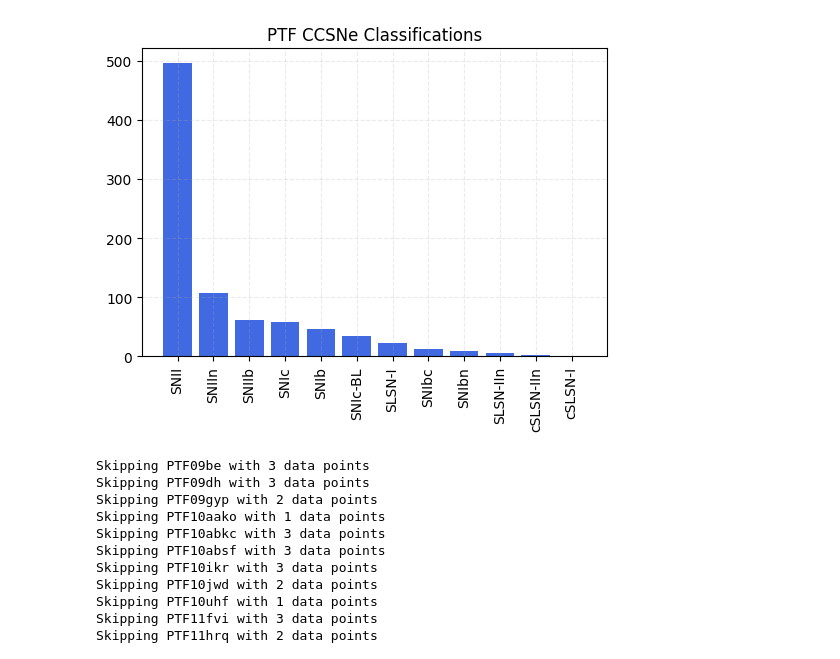
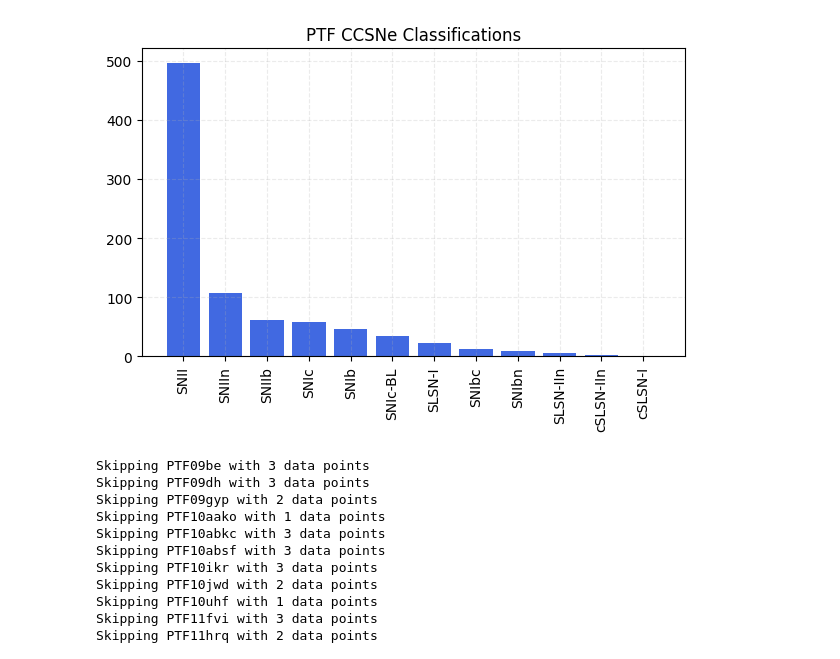
Before and after one commit to aswinsuresh24/sne_hosts, a Jupyter notebook: hosts.ipynb, the cells around one changed output. Saved outputs shown, nothing was run; the diff lists cells and outputs as text; code cells hidden in the pictures.

```diff
--- a/hosts.ipynb
+++ b/hosts.ipynb
@@ -316,14 +330,15 @@ redshifts = redshifts[redshifts['SN'].isin(ptf_sne['SN'])]
 # %%
 types, counts = np.unique(redshifts['Type'], return_counts=True)
 sort = np.argsort(counts)[::-1]
 types, counts = types[sort], counts[sort]
-plt.figure(figsize = (6, 4))
+plt.figure(figsize = (7, 4))
 plt.bar(*(types, counts), color = 'royalblue')
 plt.grid(alpha = 0.25, linestyle = '--')
 plt.title('PTF CCSNe Classifications')
 _ = plt.xticks(rotation = 90)
+plt.savefig('plots/ptf_class.png', bbox_inches='tight', dpi=200)
 # %% [output]
-[figure, old version]
+[figure, new version]
 # %%
 # Narrow line SNe
 type_n = ['SNIIn', 'SNIbn']
```
Also changed, not shown: parts of 18 cells of this notebook, 5 other files.
